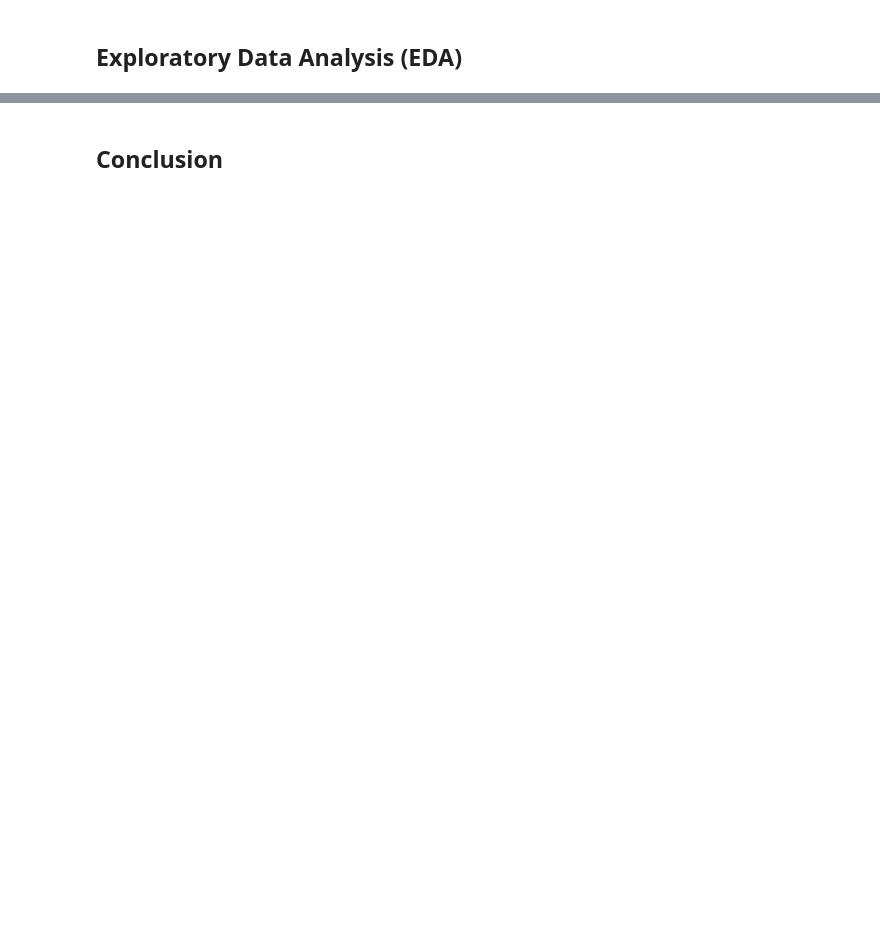
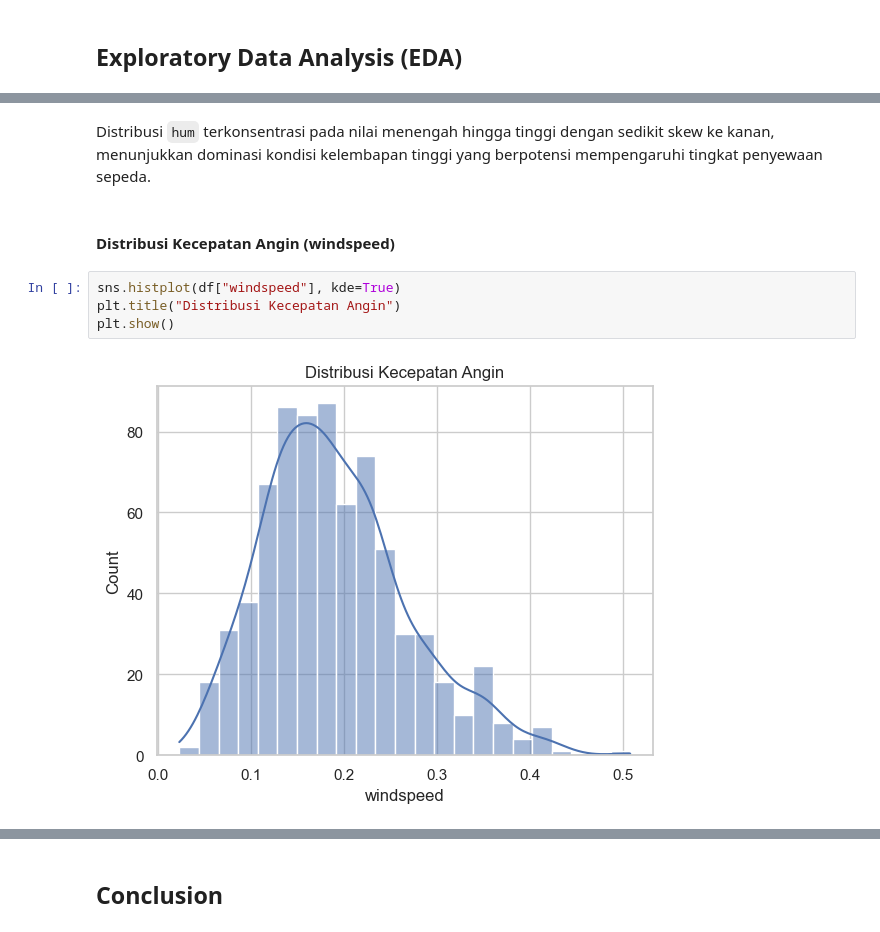
Before and after one commit to naylapoetrikurnia-hash/bike-dashboard, a Jupyter notebook: notebook.ipynb, the cells around one changed output, grey strips where cells are left out. Cells and saved outputs as stored; diff of their text form; blank space fills up the shorter version.

```diff
--- a/notebook.ipynb
+++ b/notebook.ipynb
@@ -363,0 +131,10 @@ plt.show()
+# %% [markdown]
+Distribusi `hum` terkonsentrasi pada nilai menengah hingga tinggi dengan sedikit skew ke kanan, menunjukkan dominasi kondisi kelembapan tinggi yang berpotensi mempengaruhi tingkat penyewaan sepeda.
+# %% [markdown]
+#### Distribusi Kecepatan Angin (windspeed)
+# %%
+sns.histplot(df["windspeed"], kde=True)
+plt.title("Distribusi Kecepatan Angin")
+plt.show()
+# %% [output]
+[figure, added]
```
Also changed, not shown: parts of 128 cells of this notebook, 1 other file.
